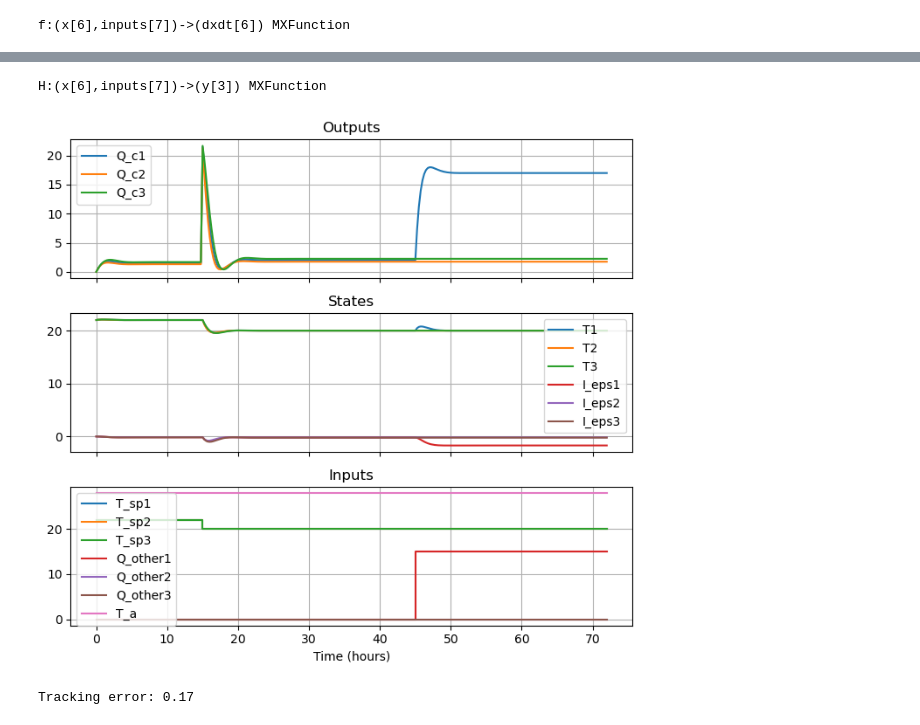
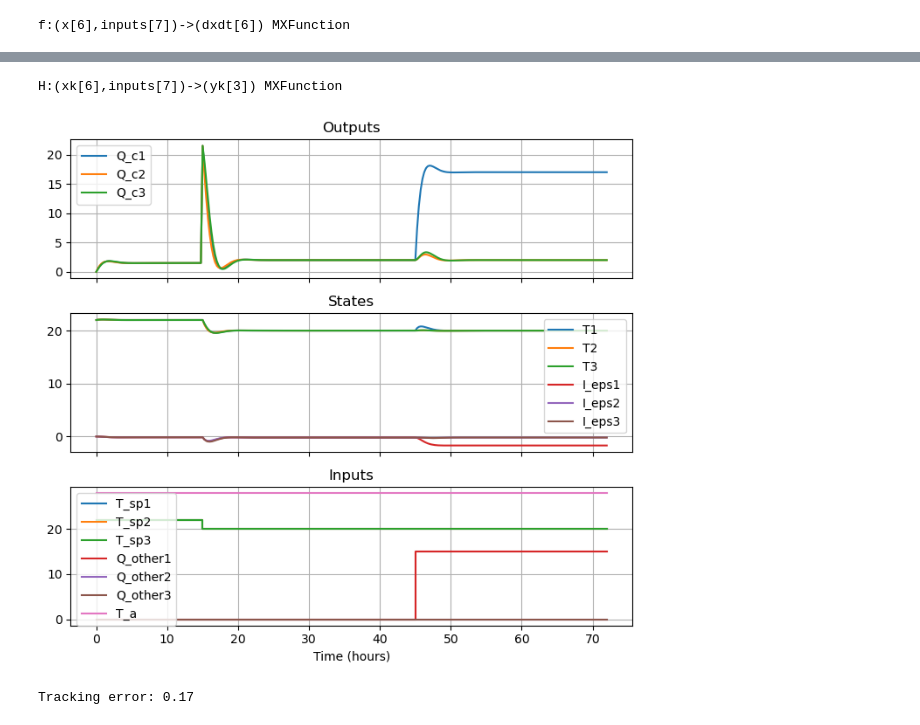
Before and after one commit to billtubbs/building-hvac-models, a Jupyter notebook: Building-models.ipynb, the cells around one changed output, grey strips where cells are left out. Drawn from its saved outputs; the diff is of its cells as text; code cells hidden in the pictures.

```diff
--- a/Building-models.ipynb
+++ b/Building-models.ipynb
@@ -538,39 +570,44 @@ def multi_zone_temp_outputs(x, inputs, params):
 
     return Q_c
 # %%
-def simulate_system_with_outputs(F, H, inputs, n_x, n_y, x0):
-    nT = inputs.shape[0] - 1
-    X = np.full((nT + 1, n_x), np.nan)
-    Y = np.full((nT + 1, n_y), np.nan)
+def simulate_system_with_outputs(F, H, inputs, x0):
+    N = inputs.shape[0] - 1
+    X = []
+    Y = []
     xk = x0
-    for k in range(nT + 1):
-        X[k, :] = np.array(xk).reshape(-1)
+    for k in range(N + 1):
+        X.append(xk)
         inputs_k = inputs[k, :].T
         yk = H(xk, inputs_k)
-        Y[k, :] = np.array(yk).reshape(-1)
+        Y.append(yk)
         xk = F(xk, inputs_k)
-    return X, Y
+    return cas.hcat(X).T, cas.hcat(Y).T
 # %%
 # Parameters
 three_zone_model_params = {
     "n_z": 3,  # # number of zones
-    'C': cas.DM([6, 5, 7]),  # thermal capacitance, kWh/K
-    'H': cas.DM([6/24, 5/23, 7/25]),  # scaled heat transfer coefficient with ambient, kW/K
+    'C': cas.DM([6, 5, 7]),  # thermal capacitance, kWh/K  [6, 5, 7]
+    'H': cas.DM([6/24, 6/24, 6/24]),  # scaled heat transfer coefficient with ambient, kW/K  [6/24, 5/23, 7/25]
     'beta': cas.DM([
-        [0. , 4/17, 13/50],  # heat transfer coefficients between zones, kW/K
-        [0. , 0.  , 14/57],
-        [0. , 0.  , 0.   ]
+        [0.   , 4/17 , 13/50 ],  # heat transfer coefficients between zones, kW/K
+        [4/17 , 0.0  , 14/57 ],
+        [13/50, 14/57, 0.    ]
     ]),
     'K_c': cas.DM([-10, -10, -10]),  # controller gain parameter, kW/K
     'tau_I': cas.DM([1, 1, 1]),  # PI controller integral parameter
     'Q_ss': cas.DM([0, 0, 0]),  # steady-state rate of cooling, kW
     'Tmin': 20.5,  # minimum comfort temperature bound
     'Tmax': 22.5,  # maximum comfort temperature bound
-    'Q_HVAC_max': 30
+    'Q_HVAC_max': 30  # maximum cooling supply rate
 }
 
+params = three_zone_model_params
+
+# Convert most params to CasADi constants
+n_z = params['n_z']
+params = {name: cas.DM(values) for name, values in params.items()}
+
 # System dimensions
-n_z = three_zone_model_params["n_z"]
 n_x = 2 * n_z  # number of states
 n_u = n_z  # number of manipulated inputs
 n_p = n_z + 1  # number of disturbance inputs
@@ -583,7 +620,7 @@ p = cas.MX.sym('p', n_p)
 inputs = cas.vertcat(u, p)
 
 # ODE equations
-dTdt, dI_eps_dt = multi_zone_temp_ODEs(x, inputs, three_zone_model_params)
+dTdt, dI_eps_dt = multi_zone_temp_ODEs(x, inputs, params)
 
 # Define ODE
 rhs = cas.vertcat(dTdt, dI_eps_dt)
@@ -601,10 +638,10 @@ F:(x_k[6],inputs_k[7])->(x_kp1[6]) MXFunction
 # %%
 # Output equation
-Q_c = multi_zone_temp_outputs(x, inputs, three_zone_model_params)
-H = cas.Function('H', [x, inputs], [Q_c], ['x', 'inputs'], ['y'])
+Q_c = multi_zone_temp_outputs(x, inputs, params)
+H = cas.Function('H', [x, inputs], [Q_c], ['xk', 'inputs'], ['yk'])
 print(H)
 # %% [output]
-H:(x[6],inputs[7])->(y[3]) MXFunction
+H:(xk[6],inputs[7])->(yk[3]) MXFunction
 # %%
 # Simulation inputs
 t_stop = 72  # simulation duration, hours
@@ -631,35 +668,37 @@ x0 = cas.vertcat(
     0.0,   # I_eps3
 )
 
 # Simulation loop
-X, Y = simulate_system_with_outputs(F, H, inputs, n_x, n_y, x0)
+X, Y = simulate_system_with_outputs(F, H, inputs, x0)
+X = np.array(X)
+Y = np.array(Y)
 
 # Plot results
 inputs_labels = (
     [f'T_sp{i+1}' for i in range(n_z)]
     + [f'Q_other{i+1}' for i in range(n_z)]
     + ['T_a']
 )
 states_labels = (
     [f'T{i+1}' for i in range(n_z)]
     + [f'I_eps{i+1}' for i in range(n_z)]
 )
 outputs_labels = [f'Q_c{i+1}' for i in range(n_y)]
 
 # Plot results
 make_ioplots(
     t,
     inputs=inputs,
     states=X,
     outputs=Y,
     inputs_labels=inputs_labels,
     states_labels=states_labels,
     outputs_labels=outputs_labels
 )
 plt.tight_layout()
 plt.show()
 # %% [output]
-[figure, old version]
+[figure, new version]
 # %%
 rmse_tracking = np.sqrt(np.mean((X[:, 0:n_z] - inputs[:, 0:n_z]) ** 2))
 print(f"Tracking error: {rmse_tracking:.2f}")
```
Also changed, not shown: parts of 19 cells of this notebook.
